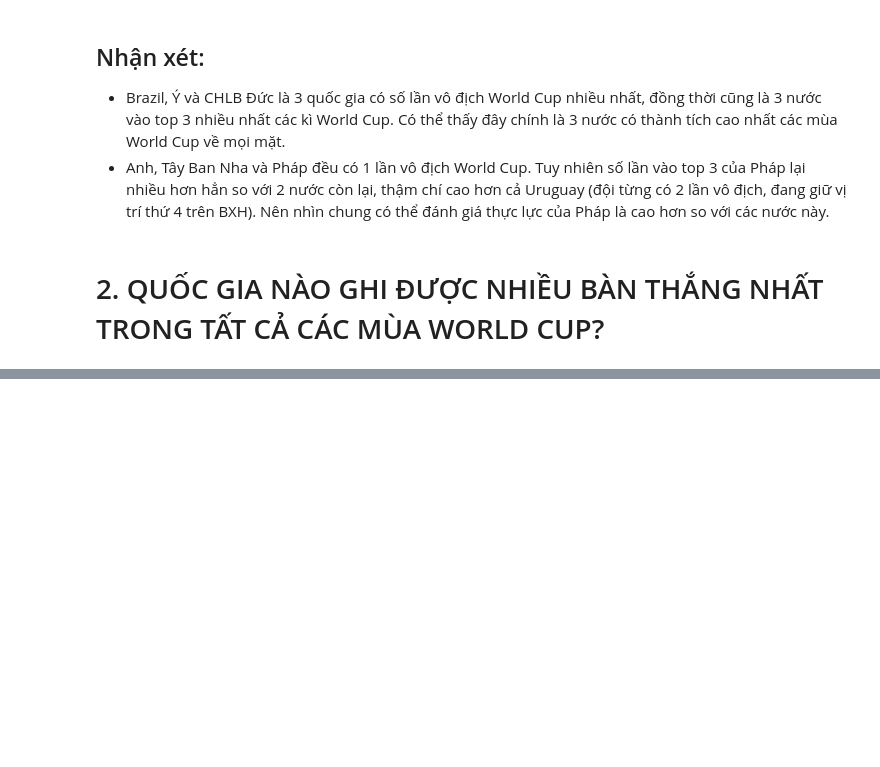
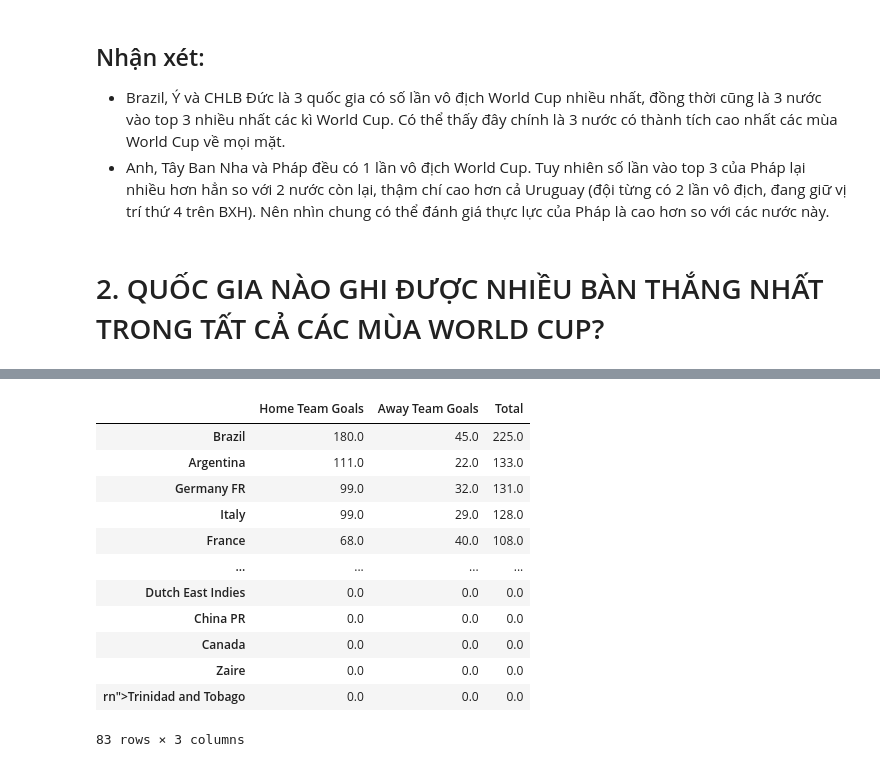
Before and after one commit to logacc99/LTKHDL_FinalProject, a Jupyter notebook: 1712174-NguyenGiaThuan.ipynb, the cells around one changed output, grey strips where cells are left out. Drawn from its saved outputs; the diff is of its cells as text; code cells hidden in the pictures; blank space fills up the shorter version.

```diff
--- a/1712174-NguyenGiaThuan.ipynb
+++ b/1712174-NguyenGiaThuan.ipynb
@@ -203,0 +219,20 @@ ax.legend()
+# %%
+goals = home_team.merge(away_team, left_index = True, right_index = True, how = 'outer')
+goals['Total'] = goals.sum(axis = 1)
+goals.sort_values(ascending = False, inplace = True, by = 'Total')
+goals.fillna(0, inplace = True)
+goals
+# %% [output]
+|  | Home Team Goals | Away Team Goals | Total |
+| Brazil | 180.0 | 45.0 | 225.0 |
+| Argentina | 111.0 | 22.0 | 133.0 |
+| Germany FR | 99.0 | 32.0 | 131.0 |
+| Italy | 99.0 | 29.0 | 128.0 |
+| France | 68.0 | 40.0 | 108.0 |
+| ... | ... | ... | ... |
+| Dutch East Indies | 0.0 | 0.0 | 0.0 |
+| China PR | 0.0 | 0.0 | 0.0 |
+| Canada | 0.0 | 0.0 | 0.0 |
+| Zaire | 0.0 | 0.0 | 0.0 |
+| rn">Trinidad and Tobago | 0.0 | 0.0 | 0.0 |
+83 rows × 3 columns
```
Also changed, not shown: parts of 8 cells of this notebook.
